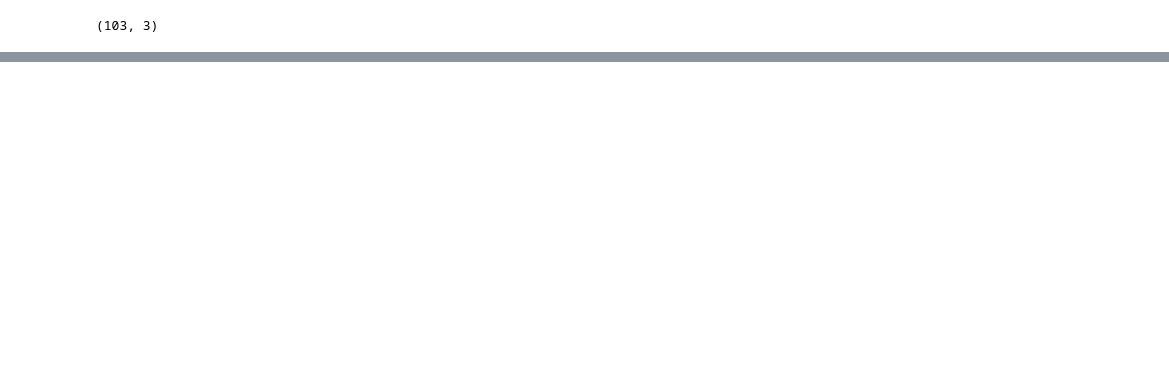
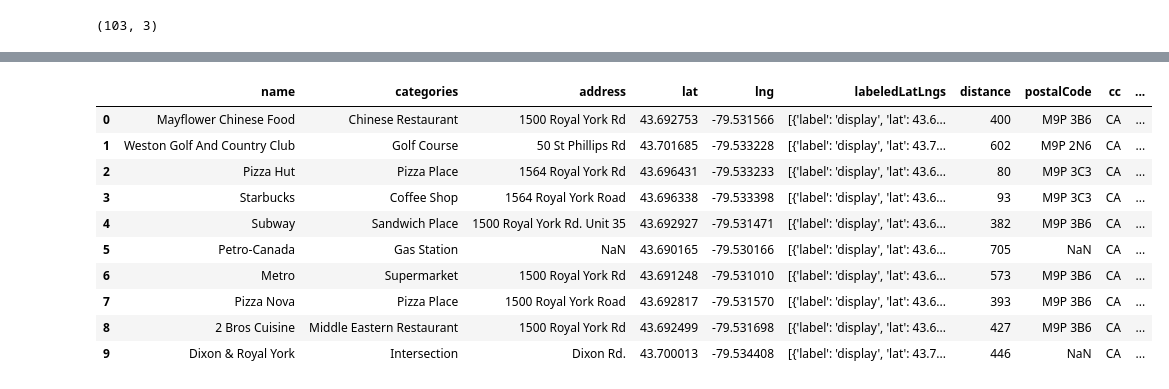
Before and after one commit to darrenkth/Coursera_Capstone, a Jupyter notebook: Toronto_Neighborhood.ipynb, the cells around one changed output, grey strips where cells are left out. Saved outputs shown, nothing was run; the diff lists cells and outputs as text; code cells hidden in the pictures; blank space fills up the shorter version.

```diff
--- a/Toronto_Neighborhood.ipynb
+++ b/Toronto_Neighborhood.ipynb
@@ -58,0 +110,7 @@ df.shape
+# %%
+westmount_lat_long = df_lat_long.loc[df_lat_long['Postal Code'] == 'M9P', ['Latitude', 'Longitude']]
+latitude = westmount_lat_long['Latitude'].values[0]
+longitude = westmount_lat_long['Longitude'].values[0]
+# %%
+url = 'https://api.foursquare.com/v2/venues/explore?client_id={}&client_secret={}&ll={},{}&v={}&radius={}&limit={}'.format(CLIENT_ID, CLIENT_SECRET, latitude, longitude, VERSION, radius, LIMIT)
+url
@@ -58,0 +119,3 @@ df.shape
+# %%
+westmount_results = requests.get(url).json()
+westmount_results
@@ -58,0 +140,3 @@ df.shape
+# %%
+items = westmount_results['response']['groups'][0]['items']
+items
@@ -58,0 +161,38 @@ df.shape
+# %%
+dataframe = pd.json_normalize(items) # flatten JSON
+
+# filter columns
+filtered_columns = ['venue.name', 'venue.categories'] + [col for col in dataframe.columns if col.startswith('venue.location.')] + ['venue.id']
+dataframe_filtered = dataframe.loc[:, filtered_columns]
+
+# function that extracts the category of the venue
+def get_category_type(row):
+    try:
+        categories_list = row['categories']
+    except:
+        categories_list = row['venue.categories']
+
+    if len(categories_list) == 0:
+        return None
+    else:
+        return categories_list[0]['name']
+
+# filter the category for each row
+dataframe_filtered['venue.categories'] = dataframe_filtered.apply(get_category_type, axis=1)
+
+# clean columns
+dataframe_filtered.columns = [col.split('.')[-1] for col in dataframe_filtered.columns]
+
+dataframe_filtered.head(10)
+# %% [output]
+|  | name | categories | address | lat | lng | labeledLatLngs | distance | postalCode | cc | ... |
+| 0 | Mayflower Chinese Food | Chinese Restaurant | 1500 Royal York Rd | 43.692753 | -79.531566 | [{'label': 'display', 'lat': 43.6... | 400 | M9P 3B6 | CA | ... |
+| 1 | Weston Golf And Country Club | Golf Course | 50 St Phillips Rd | 43.701685 | -79.533228 | [{'label': 'display', 'lat': 43.7... | 602 | M9P 2N6 | CA | ... |
+| 2 | Pizza Hut | Pizza Place | 1564 Royal York Rd | 43.696431 | -79.533233 | [{'label': 'display', 'lat': 43.6... | 80 | M9P 3C3 | CA | ... |
+| 3 | Starbucks | Coffee Shop | 1564 Royal York Road | 43.696338 | -79.533398 | [{'label': 'display', 'lat': 43.6... | 93 | M9P 3C3 | CA | ... |
+| 4 | Subway | Sandwich Place | 1500 Royal York Rd. Unit 35 | 43.692927 | -79.531471 | [{'label': 'display', 'lat': 43.6... | 382 | M9P 3B6 | CA | ... |
+| 5 | Petro-Canada | Gas Station | NaN | 43.690165 | -79.530166 | [{'label': 'display', 'lat': 43.6... | 705 | NaN | CA | ... |
+| 6 | Metro | Supermarket | 1500 Royal York Rd | 43.691248 | -79.531010 | [{'label': 'display', 'lat': 43.6... | 573 | M9P 3B6 | CA | ... |
+| 7 | Pizza Nova | Pizza Place | 1500 Royal York Road | 43.692817 | -79.531570 | [{'label': 'display', 'lat': 43.6... | 393 | M9P 3B6 | CA | ... |
+| 8 | 2 Bros Cuisine | Middle Eastern Restaurant | 1500 Royal York Rd | 43.692499 | -79.531698 | [{'label': 'display', 'lat': 43.6... | 427 | M9P 3B6 | CA | ... |
+| 9 | Dixon & Royal York | Intersection | Dixon Rd. | 43.700013 | -79.534408 | [{'label': 'display', 'lat': 43.7... | 446 | NaN | CA | ... |
```
Also changed, not shown: parts of 15 cells of this notebook.
